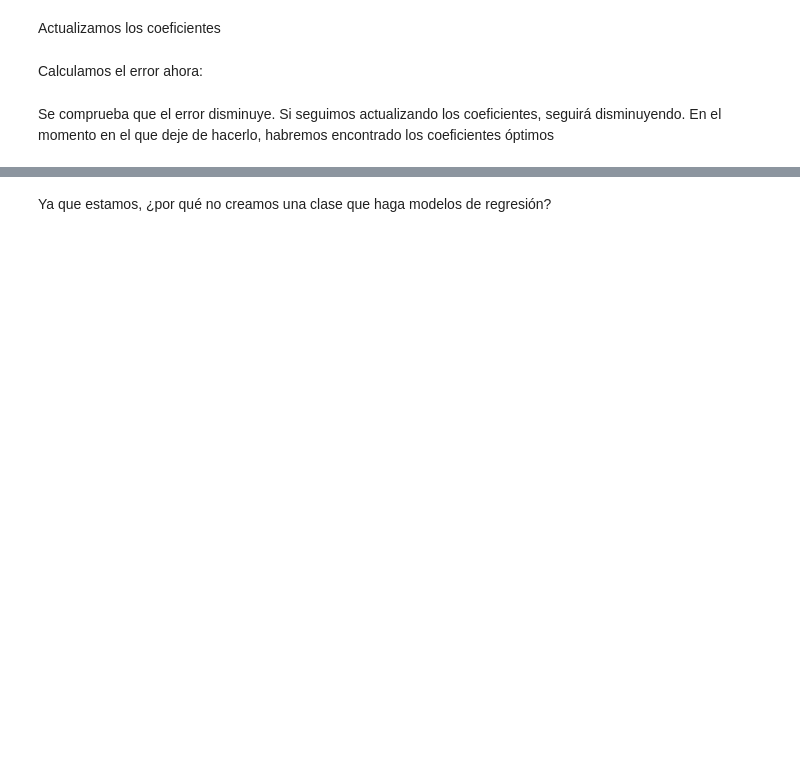
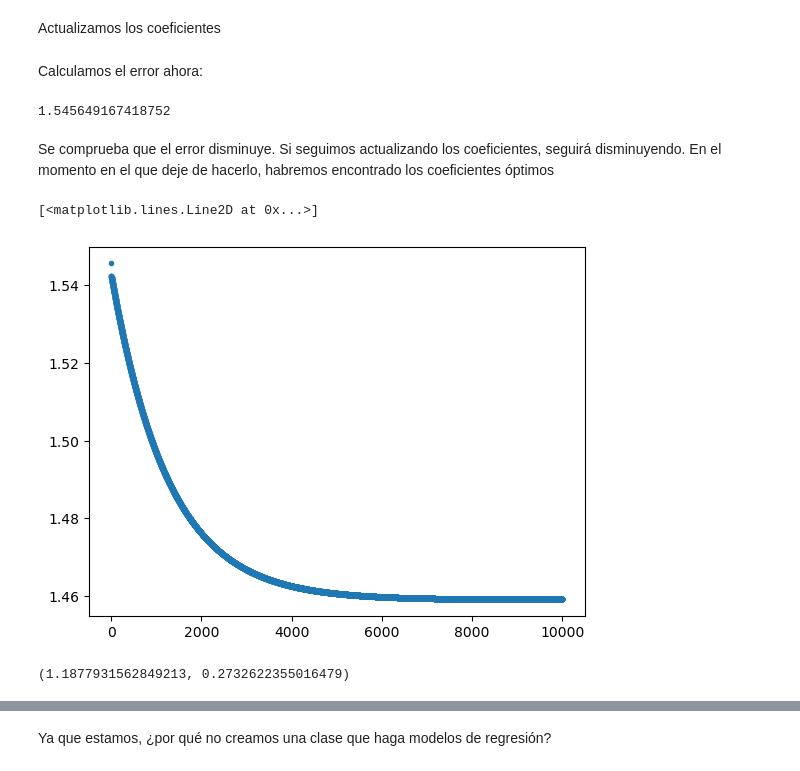
Before and after one commit to rafazamb/DS_PT_PR_SEP22, a Jupyter notebook: 03-Machine_Learning/01-Supervisado/01-Regresión Lineal/01-Regresión Lineal.ipynb, the cells around one changed output, grey strips where cells are left out. Drawn from its saved outputs; the diff is of its cells as text; code cells hidden in the pictures; blank space fills up the shorter version.

```diff
--- a/03-Machine_Learning/01-Supervisado/01-Regresión Lineal/01-Regresión Lineal.ipynb
+++ b/03-Machine_Learning/01-Supervisado/01-Regresión Lineal/01-Regresión Lineal.ipynb
@@ -46,5 +122,9 @@ $$\Large w_0 \rightarrow w_0 - \alpha \frac{\partial J}{\partial w_0}$$
 $$\Large w_1 \rightarrow w_1 - \alpha \frac{\partial J}{\partial w_1}$$
 # %% [markdown]
 Vamos a programarlo en Python con $\alpha=0.001$, e inicializando aleatoriamente los parámetros de la recta de regresión, $w_0=0.5$ y $w_1=-1$
+# %%
+alpha = 0.001
+w0 = 0.5
+w1 = -1
 # %% [markdown]
 Calculemos el error inicial
@@ -51,3 +135,8 @@ Calculemos el error inicial
 # %% [markdown]
 Ajustemos los coeficientes siguiendo el algoritmo de Gradient Descent para ver cómo disminuye el error.
 Primero calculamos las derivadas parciales
+# %%
+dJ_dw0 = 2*np.mean(-(y-(w0+w1*x)))
+dJ_dw1 = 2*np.mean(-x*(y-(w0+w1*x)))
+
+dJ_dw0, dJ_dw1
@@ -56,4 +150,31 @@ Actualizamos los coeficientes
 # %% [markdown]
 Calculamos el error ahora:
+# %%
+np.mean((y-(w0+w1*x))**2)
+# %% [output]
+1.545649167418752
 # %% [markdown]
 Se comprueba que el error disminuye. Si seguimos actualizando los coeficientes, seguirá disminuyendo. En el momento en el que deje de hacerlo, habremos encontrado los coeficientes óptimos
+# %%
+alpha = 0.001
+w0 = 0.5
+w1 = -1
+
+epochs = 10000 # número de iteraciones
+error = []
+
+for k in range(epochs):
+    dJ_dw0 = 2*np.mean(-(y-(w0+w1*x)))
+    dJ_dw1 = 2*np.mean(-x*(y-(w0+w1*x)))
+    w0 = w0-alpha*dJ_dw0
+    w1 = w1-alpha*dJ_dw1
+    error.append(np.mean((y-(w0+w1*x))**2))
+
+plt.plot(error,'.')
+# %% [output]
+[<matplotlib.lines.Line2D at 0x...>]
+[figure, added]
+# %%
+w0, w1
+# %% [output]
+(1.1877931562849213, 0.2732622355016479)
```
Also changed, not shown: parts of 42 cells of this notebook.
